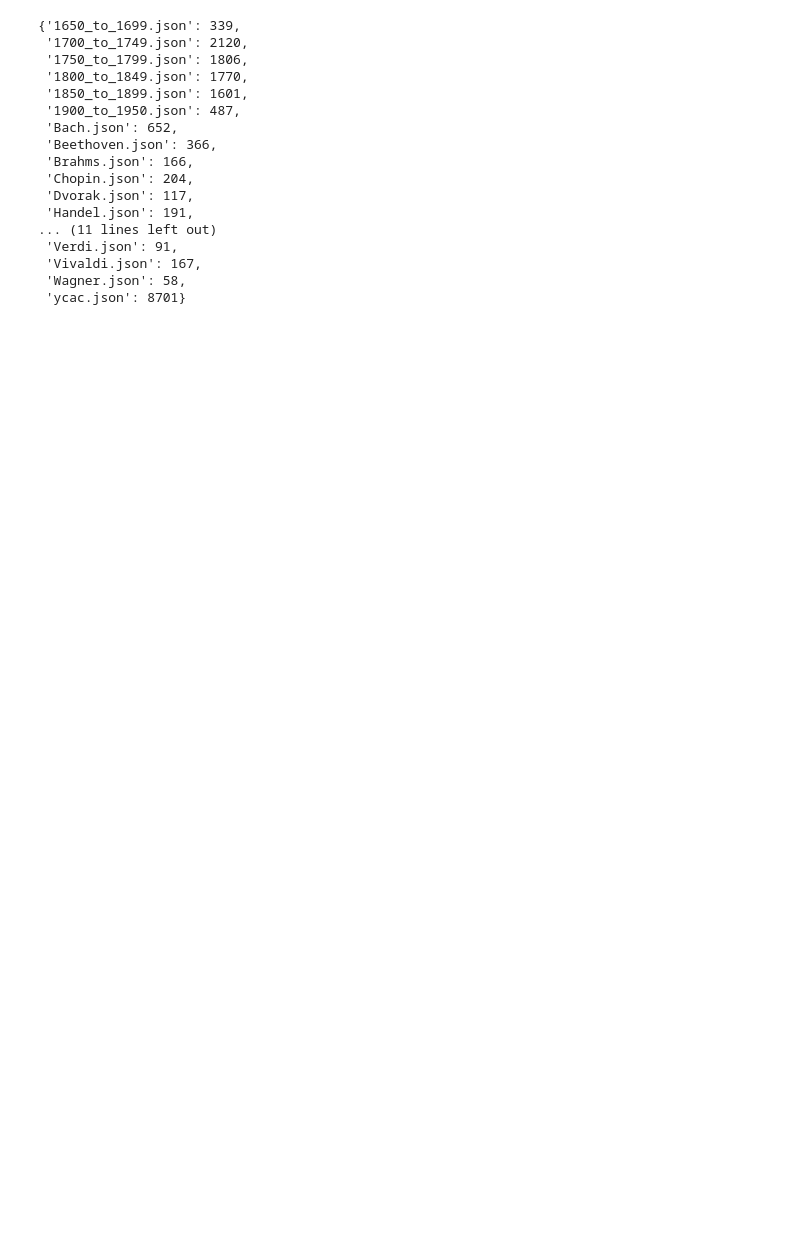
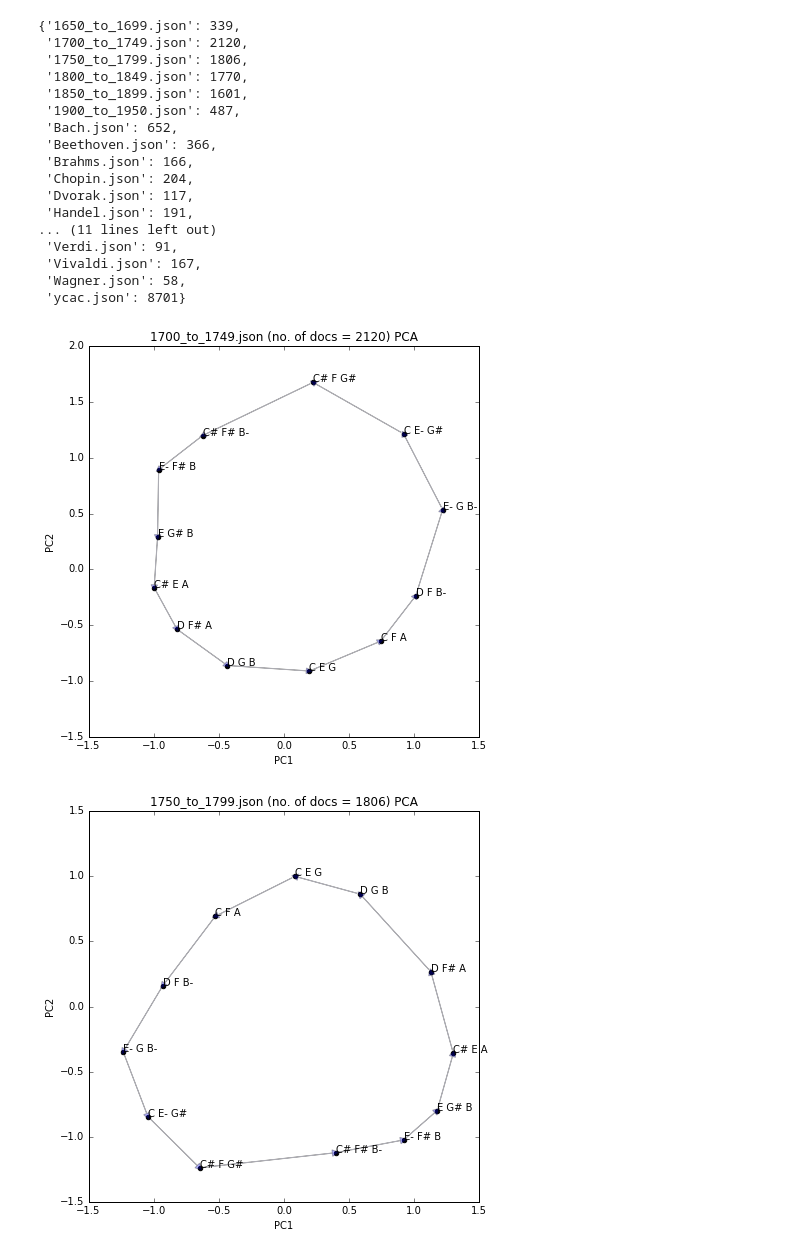
Before and after one commit to eamonnbell/music-mining, a Jupyter notebook: PCA plots from YCAC files.ipynb, the cells around one changed output. Drawn from its saved outputs; the diff is of its cells as text; code cells hidden in the pictures; blank space fills up the shorter version.

```diff
--- a/PCA plots from YCAC files.ipynb
+++ b/PCA plots from YCAC files.ipynb
@@ -76,8 +76,13 @@ ns
  'Wagner.json': 58,
  'ycac.json': 8701}
 # %%
-def generate_embeddings(composer):
+def generate_embeddings(composer, sample_size=None):
     docs = json.load(open('{}'.format(composer)))
+
+    if sample_size is None:
+        docs = docs
+    else:
+        docs = random.sample(docs, sample_size)
 
     chunked_docs = []
 
@@ -90,11 +95,14 @@ def generate_embeddings(composer):
 
     return model
 # %%
-def plot_relations(a, b, composer):
+def plot_relations(a, b, composer, sample_size=None):
 
-    model = generate_embeddings(composer)
+    model = generate_embeddings(composer, sample_size)
 
-    n = ns[composer]
+    if sample_size is None:
+        n = ns[composer]
+    else:
+        n = sample_size
 
     words = model.vocab.keys()
     embeddings = np.array([model[w] for w in words])
@@ -116,7 +124,7 @@ def plot_relations(a, b, composer):
     x=proj[q_indices,0]
     y=proj[q_indices,1]
 
-    labels = [" ".join(strep_to_c(w).pitchedCommonName) for w in q_words]
+    labels = [" ".join(strep_to_c(w).pitchNames) for w in q_words]
 
     f, ax = plt.subplots()
 
@@ -150,0 +159,8 @@ plot_relations(a, b, 'Bach.json')
+# %%
+plot_relations(a, b, '1700_to_1749.json', sample_size=None)
+plot_relations(a, b, '1750_to_1799.json', sample_size=None)
+plot_relations(a, b, '1800_to_1849.json', sample_size=None)
+plot_relations(a, b, '1850_to_1899.json', sample_size=None)
+# %% [output]
+[figure, added]
+[figure, added]
```
Also changed, not shown: parts of 3 cells of this notebook, 2 other files.
